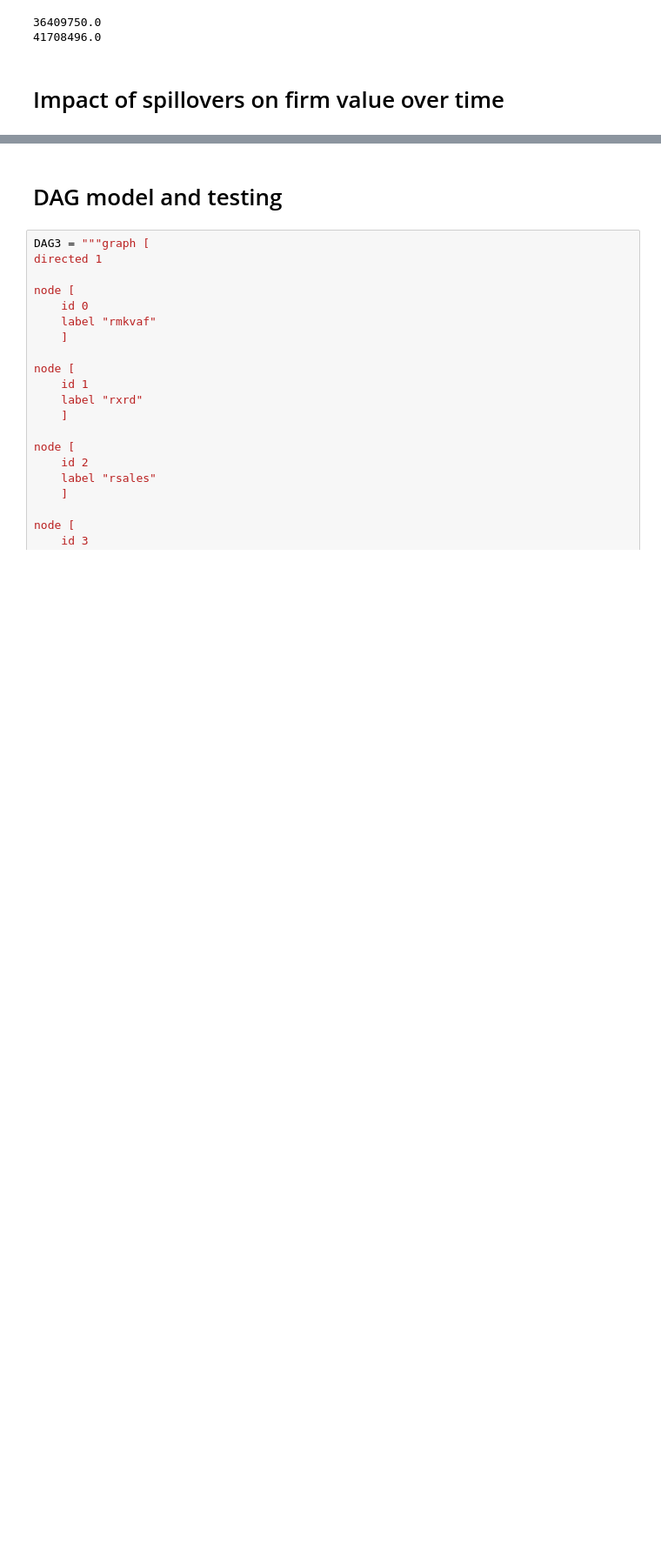
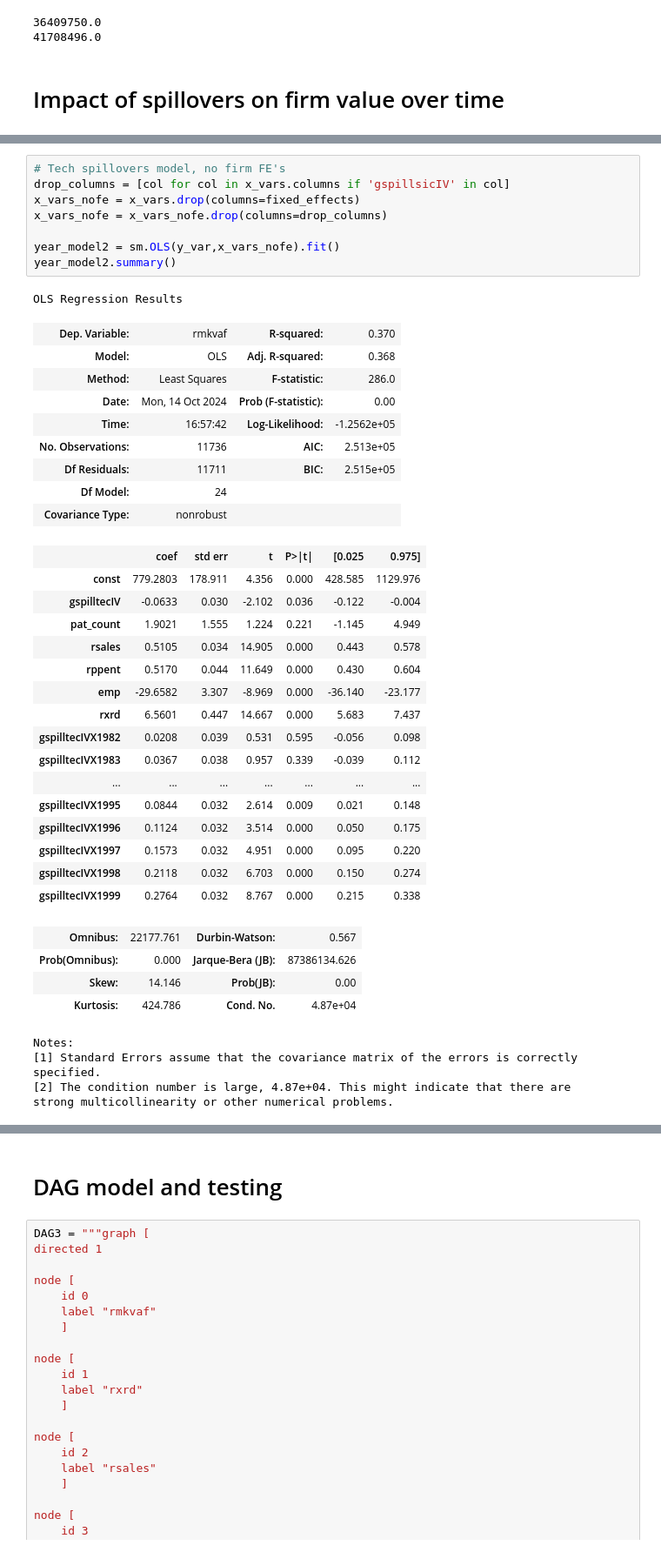
Before and after one commit to MartinMcFarlane/ECO2425-Causal-ML, a Jupyter notebook: Spillovers Project.ipynb, the cells around one changed output, grey strips where cells are left out. Shown at 87% size. Drawn from its saved outputs; the diff is of its cells as text; blank space fills up the shorter version.

```diff
--- a/Spillovers Project.ipynb
+++ b/Spillovers Project.ipynb
@@ -729,0 +797,43 @@ print(df['firmval_tec'].sum())
+# %%
+# Tech spillovers model, no firm FE's
+drop_columns = [col for col in x_vars.columns if 'gspillsicIV' in col]
+x_vars_nofe = x_vars.drop(columns=fixed_effects)
+x_vars_nofe = x_vars_nofe.drop(columns=drop_columns)
+
+year_model2 = sm.OLS(y_var,x_vars_nofe).fit()
+year_model2.summary()
+# %% [output]
+OLS Regression Results
+| Dep. Variable: | rmkvaf | R-squared: | 0.370 |
+| Model: | OLS | Adj. R-squared: | 0.368 |
+| Method: | Least Squares | F-statistic: | 286.0 |
+| Date: | Mon, 14 Oct 2024 | Prob (F-statistic): | 0.00 |
+| Time: | 16:57:42 | Log-Likelihood: | -1.2562e+05 |
+| No. Observations: | 11736 | AIC: | 2.513e+05 |
+| Df Residuals: | 11711 | BIC: | 2.515e+05 |
+| Df Model: | 24 |  |  |
+| Covariance Type: | nonrobust |  |  |
+|  | coef | std err | t | P>|t| | [0.025 | 0.975] |
+| const | 779.2803 | 178.911 | 4.356 | 0.000 | 428.585 | 1129.976 |
+| gspilltecIV | -0.0633 | 0.030 | -2.102 | 0.036 | -0.122 | -0.004 |
+| pat_count | 1.9021 | 1.555 | 1.224 | 0.221 | -1.145 | 4.949 |
+| rsales | 0.5105 | 0.034 | 14.905 | 0.000 | 0.443 | 0.578 |
+| rppent | 0.5170 | 0.044 | 11.649 | 0.000 | 0.430 | 0.604 |
+| emp | -29.6582 | 3.307 | -8.969 | 0.000 | -36.140 | -23.177 |
+| rxrd | 6.5601 | 0.447 | 14.667 | 0.000 | 5.683 | 7.437 |
+| gspilltecIVX1982 | 0.0208 | 0.039 | 0.531 | 0.595 | -0.056 | 0.098 |
+| gspilltecIVX1983 | 0.0367 | 0.038 | 0.957 | 0.339 | -0.039 | 0.112 |
+| ... | ... | ... | ... | ... | ... | ... |
+| gspilltecIVX1995 | 0.0844 | 0.032 | 2.614 | 0.009 | 0.021 | 0.148 |
+| gspilltecIVX1996 | 0.1124 | 0.032 | 3.514 | 0.000 | 0.050 | 0.175 |
+| gspilltecIVX1997 | 0.1573 | 0.032 | 4.951 | 0.000 | 0.095 | 0.220 |
+| gspilltecIVX1998 | 0.2118 | 0.032 | 6.703 | 0.000 | 0.150 | 0.274 |
+| gspilltecIVX1999 | 0.2764 | 0.032 | 8.767 | 0.000 | 0.215 | 0.338 |
+| Omnibus: | 22177.761 | Durbin-Watson: | 0.567 |
+| Prob(Omnibus): | 0.000 | Jarque-Bera (JB): | 87386134.626 |
+| Skew: | 14.146 | Prob(JB): | 0.00 |
+| Kurtosis: | 424.786 | Cond. No. | 4.87e+04 |
+Notes:
+[1] Standard Errors assume that the covariance matrix of the errors is correctly specified.
+[2] The condition number is large, 4.87e+04. This might indicate that there are
+strong multicollinearity or other numerical problems.
```
Also changed, not shown: parts of 30 cells of this notebook.
